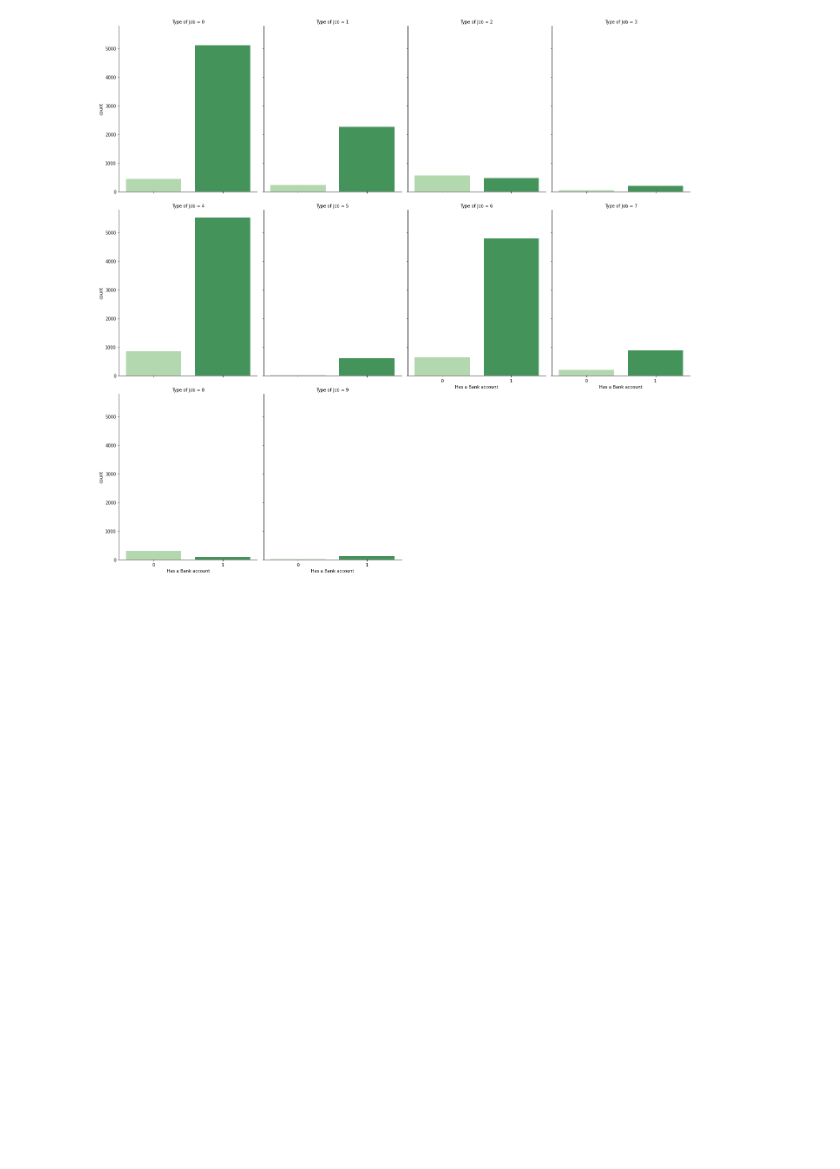
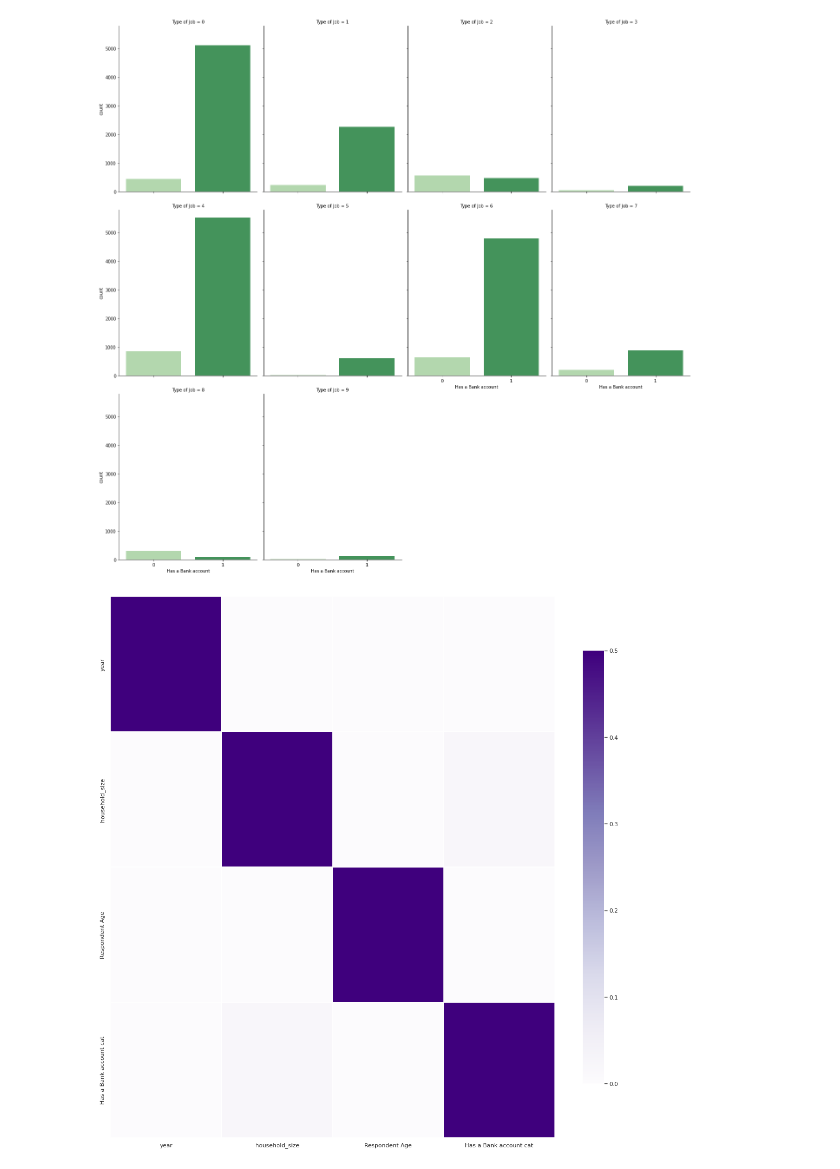
Before and after one commit to Gakarau/IP-Moringa, a Jupyter notebook: Independent_Project.ipynb, the cells around one changed output. Cells and saved outputs as stored; diff of their text form; code cells hidden in the pictures; blank space fills up the shorter version.

```diff
--- a/Independent_Project.ipynb
+++ b/Independent_Project.ipynb
@@ -363,3 +363,12 @@ sns.catplot("Has a Bank account", col="Type of Job", col_wrap=4, data=Data1, kin
 [figure]
 [figure]
 [figure]
+# %%
+corr = Data1.corr()
+sns.heatmap(corr,
+            xticklabels=corr.columns.values,
+            yticklabels=corr.columns.values, cmap="Purples", vmin= 0.0, vmax=0.5,
+           linewidth=0.3, cbar_kws={"shrink": .8})
+sns.set(rc={'figure.figsize':(19,19)})
+# %% [output]
+[figure, added]
```
Also changed, not shown: parts of 1 cell of this notebook.
